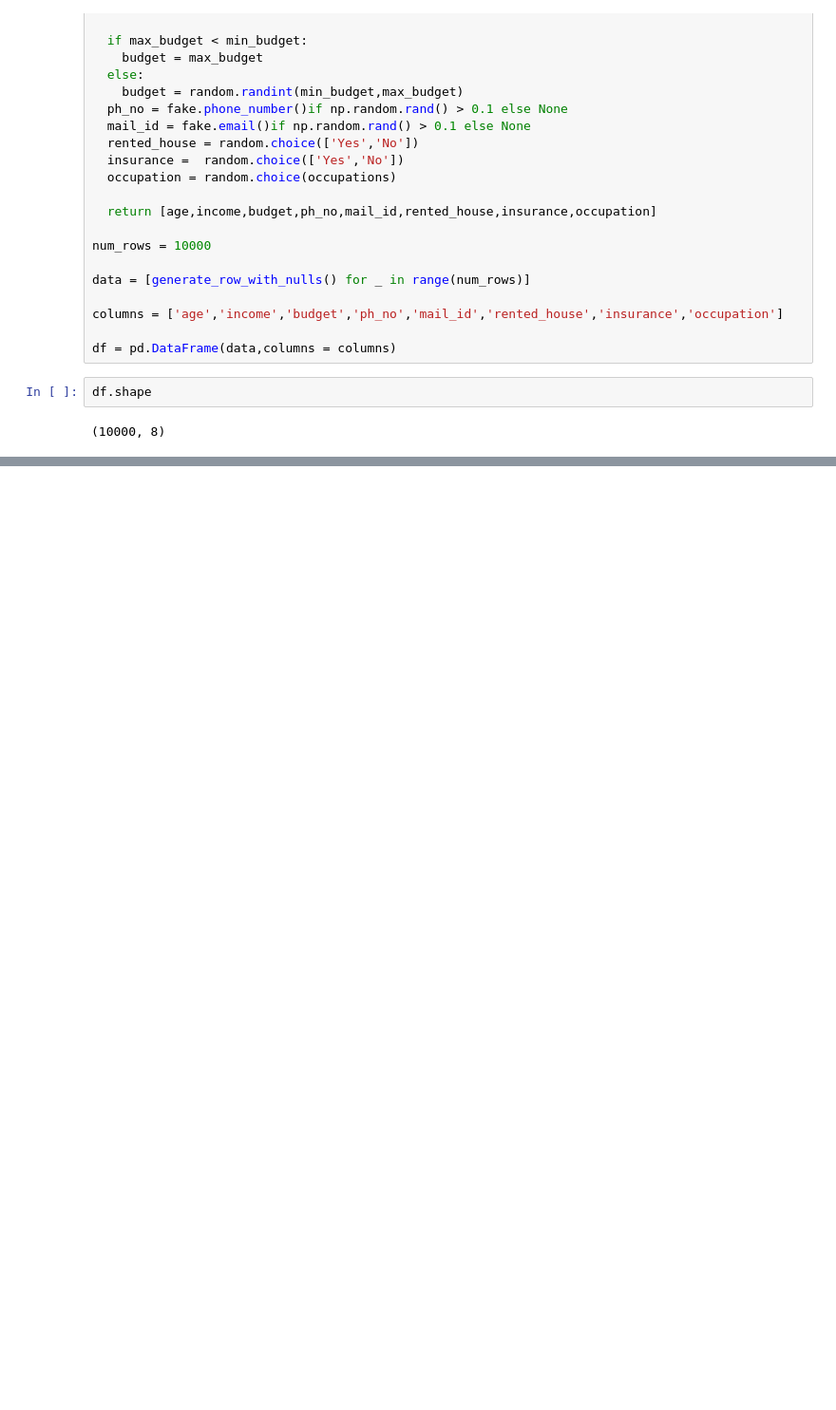
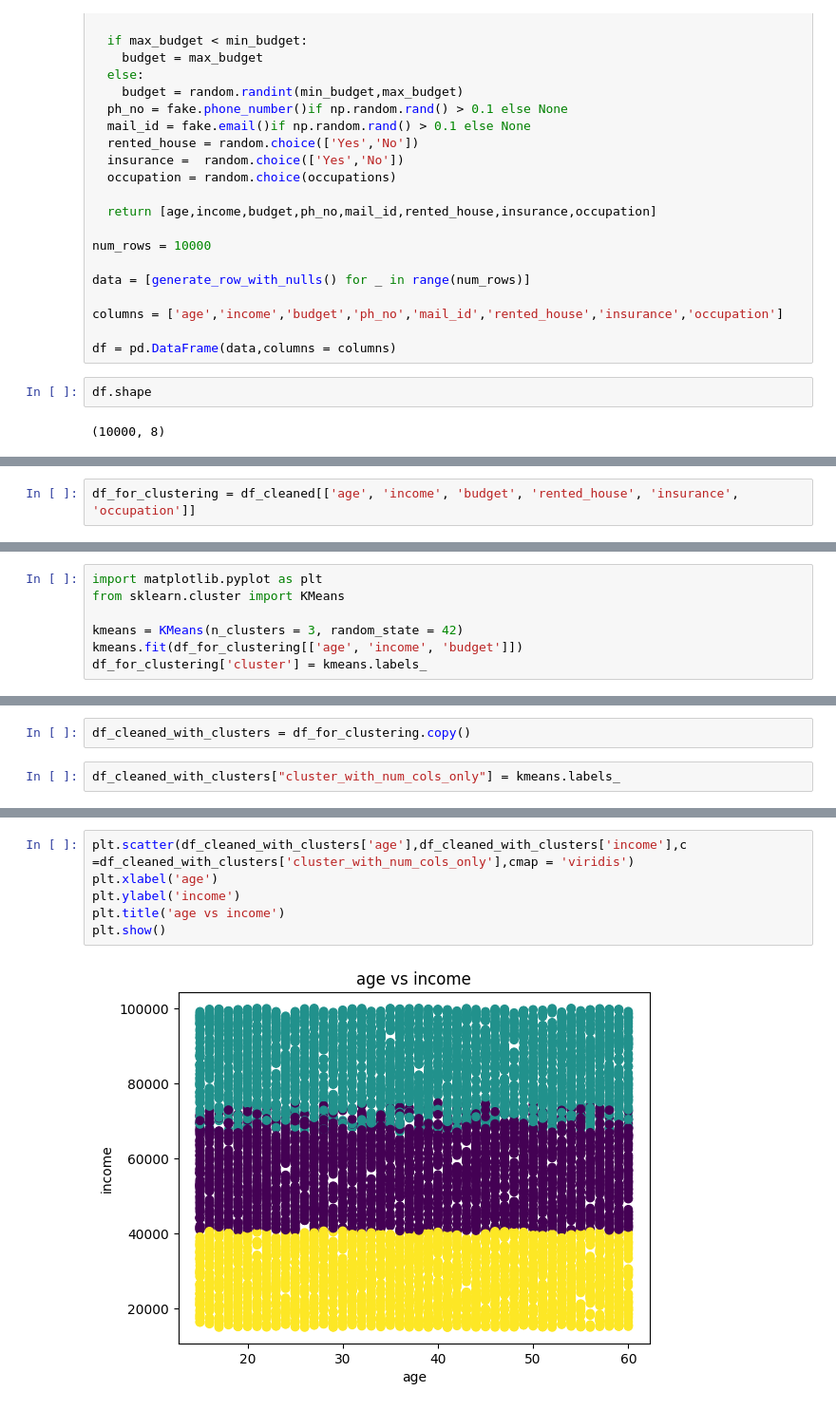
Before and after one commit to karthikeya-1508/ML_prac_files, a Jupyter notebook: clustering/clustering_sales_data.ipynb, the cells around one changed output, grey strips where cells are left out. Shown at 95% size. Drawn from its saved outputs; the diff is of its cells as text; blank space fills up the shorter version.

Commit message:
added clustering

```diff
--- a/clustering/clustering_sales_data.ipynb
+++ b/clustering/clustering_sales_data.ipynb
@@ -123,0 +217,2 @@ dtype: int64
+# %%
+df_for_clustering = df_cleaned[['age', 'income', 'budget', 'rented_house', 'insurance', 'occupation']]
@@ -123,0 +255,7 @@ dtype: int64
+# %%
+import matplotlib.pyplot as plt
+from sklearn.cluster import KMeans
+
+kmeans = KMeans(n_clusters = 3, random_state = 42)
+kmeans.fit(df_for_clustering[['age', 'income', 'budget']])
+df_for_clustering['cluster'] = kmeans.labels_
@@ -123,0 +272,4 @@ dtype: int64
+# %%
+df_cleaned_with_clusters = df_for_clustering.copy()
+# %%
+df_cleaned_with_clusters["cluster_with_num_cols_only"] = kmeans.labels_
@@ -123,0 +293,8 @@ dtype: int64
+# %%
+plt.scatter(df_cleaned_with_clusters['age'],df_cleaned_with_clusters['income'],c =df_cleaned_with_clusters['cluster_with_num_cols_only'],cmap = 'viridis')
+plt.xlabel('age')
+plt.ylabel('income')
+plt.title('age vs income')
+plt.show()
+# %% [output]
+[figure, added]
```
Also changed, not shown: parts of 22 cells of this notebook.
